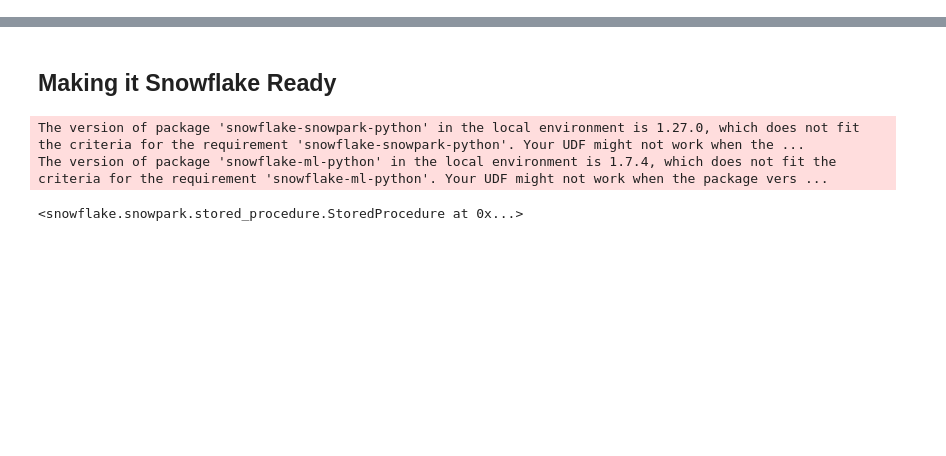
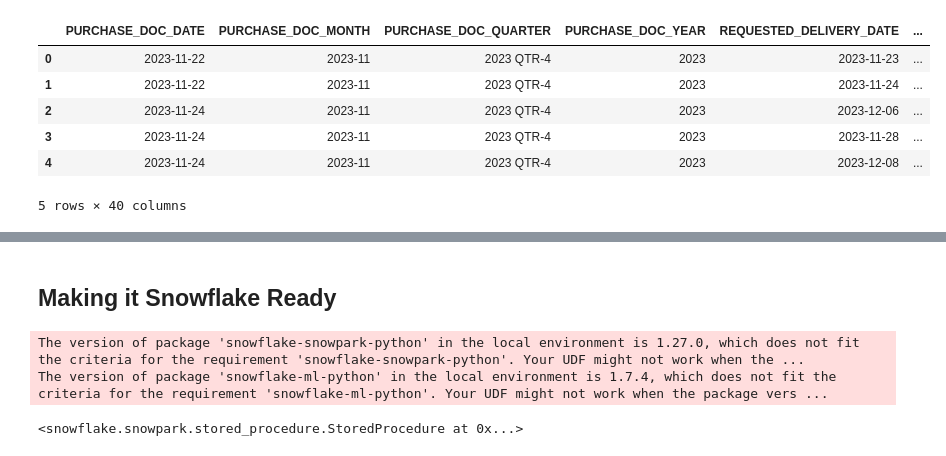
Before and after one commit to chitrakumarsai-inv/purchasing_anomaly, a Jupyter notebook: notebooks/snowflake_version.ipynb, the cells around one changed output, grey strips where cells are left out. Saved outputs shown, nothing was run; the diff lists cells and outputs as text; code cells hidden in the pictures; blank space fills up the shorter version.

```diff
--- a/notebooks/snowflake_version.ipynb
+++ b/notebooks/snowflake_version.ipynb
@@ -251,0 +257,10 @@ df.shape
+# %%
+df.head()
+# %% [output]
+|  | PURCHASE_DOC_DATE | PURCHASE_DOC_MONTH | PURCHASE_DOC_QUARTER | PURCHASE_DOC_YEAR | REQUESTED_DELIVERY_DATE | ... |
+| 0 | 2023-11-22 | 2023-11 | 2023 QTR-4 | 2023 | 2023-11-23 | ... |
+| 1 | 2023-11-22 | 2023-11 | 2023 QTR-4 | 2023 | 2023-11-24 | ... |
+| 2 | 2023-11-24 | 2023-11 | 2023 QTR-4 | 2023 | 2023-12-06 | ... |
+| 3 | 2023-11-24 | 2023-11 | 2023 QTR-4 | 2023 | 2023-11-28 | ... |
+| 4 | 2023-11-24 | 2023-11 | 2023 QTR-4 | 2023 | 2023-12-08 | ... |
+5 rows × 40 columns
```
Also changed, not shown: parts of 10 cells of this notebook.
